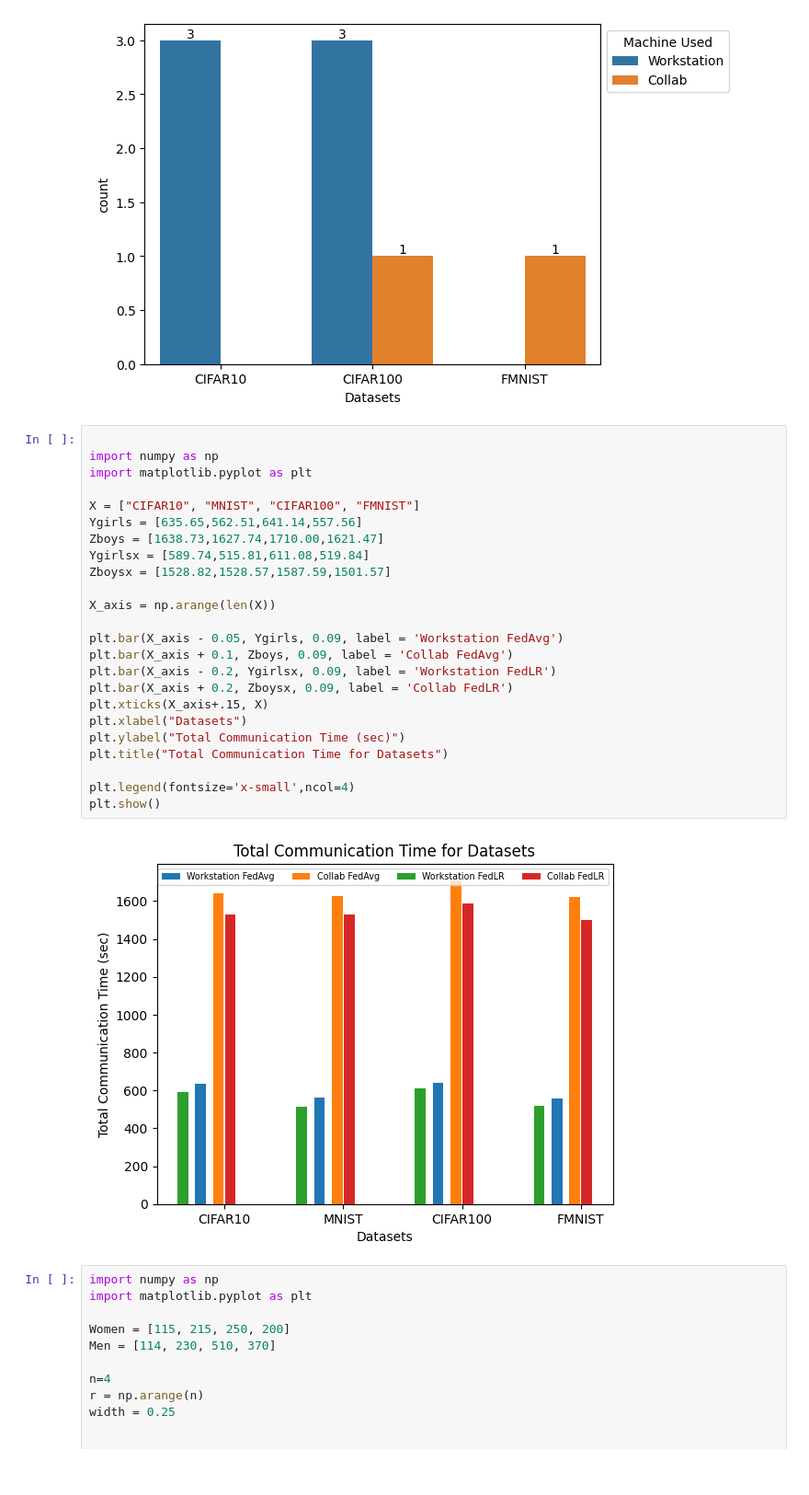
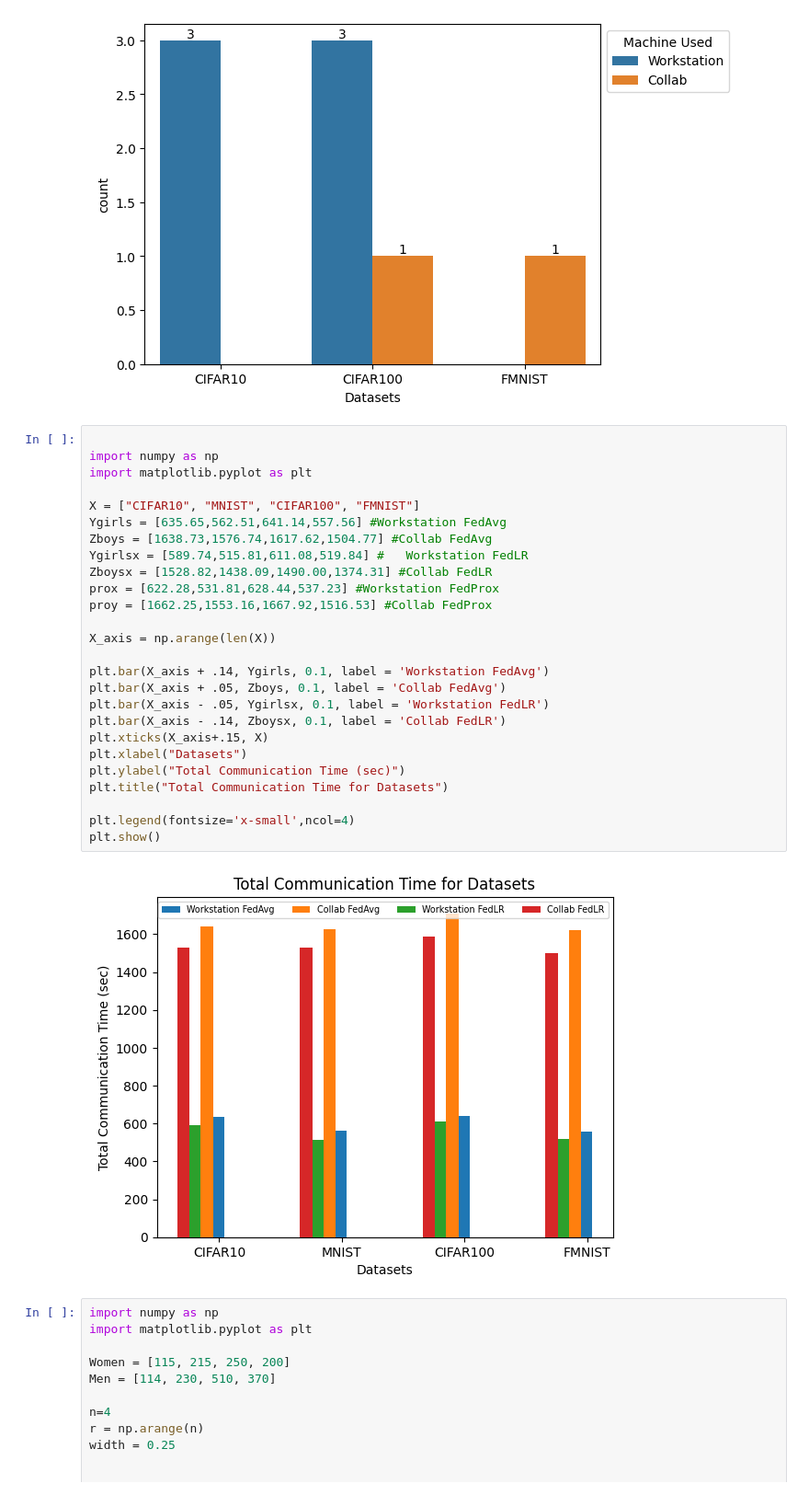
Before and after one commit to vipulhld001/flower, a Jupyter notebook: MyStrat/finalgraph.ipynb, the cells around one changed output. Shown at 92% size. Saved outputs shown, nothing was run; the diff lists cells and outputs as text.

Commit message:
All Graphs Done

```diff
--- a/MyStrat/finalgraph.ipynb
+++ b/MyStrat/finalgraph.ipynb
@@ -42,29 +42,31 @@ for c in p.containers:
 # %%
 
 import numpy as np
 import matplotlib.pyplot as plt
 
 X = ["CIFAR10", "MNIST", "CIFAR100", "FMNIST"]
-Ygirls = [635.65,562.51,641.14,557.56]
-Zboys = [1638.73,1627.74,1710.00,1621.47]
-Ygirlsx = [589.74,515.81,611.08,519.84]
-Zboysx = [1528.82,1528.57,1587.59,1501.57]
+Ygirls = [635.65,562.51,641.14,557.56] #Workstation FedAvg
+Zboys = [1638.73,1576.74,1617.62,1504.77] #Collab FedAvg
+Ygirlsx = [589.74,515.81,611.08,519.84] #   Workstation FedLR
+Zboysx = [1528.82,1438.09,1490.00,1374.31] #Collab FedLR
+prox = [622.28,531.81,628.44,537.23] #Workstation FedProx
+proy = [1662.25,1553.16,1667.92,1516.53] #Collab FedProx
 
 X_axis = np.arange(len(X))
 
-plt.bar(X_axis - 0.05, Ygirls, 0.09, label = 'Workstation FedAvg')
-plt.bar(X_axis + 0.1, Zboys, 0.09, label = 'Collab FedAvg')
-plt.bar(X_axis - 0.2, Ygirlsx, 0.09, label = 'Workstation FedLR')
-plt.bar(X_axis + 0.2, Zboysx, 0.09, label = 'Collab FedLR')
+plt.bar(X_axis + .14, Ygirls, 0.1, label = 'Workstation FedAvg')
+plt.bar(X_axis + .05, Zboys, 0.1, label = 'Collab FedAvg')
+plt.bar(X_axis - .05, Ygirlsx, 0.1, label = 'Workstation FedLR')
+plt.bar(X_axis - .14, Zboysx, 0.1, label = 'Collab FedLR')
 plt.xticks(X_axis+.15, X)
 plt.xlabel("Datasets")
 plt.ylabel("Total Communication Time (sec)")
 plt.title("Total Communication Time for Datasets")
 
 plt.legend(fontsize='x-small',ncol=4)
 plt.show()
 # %% [output]
-[figure, old version]
+[figure, new version]
 # %%
 import numpy as np
 import matplotlib.pyplot as plt
```
Also changed, not shown: 18 other files.
